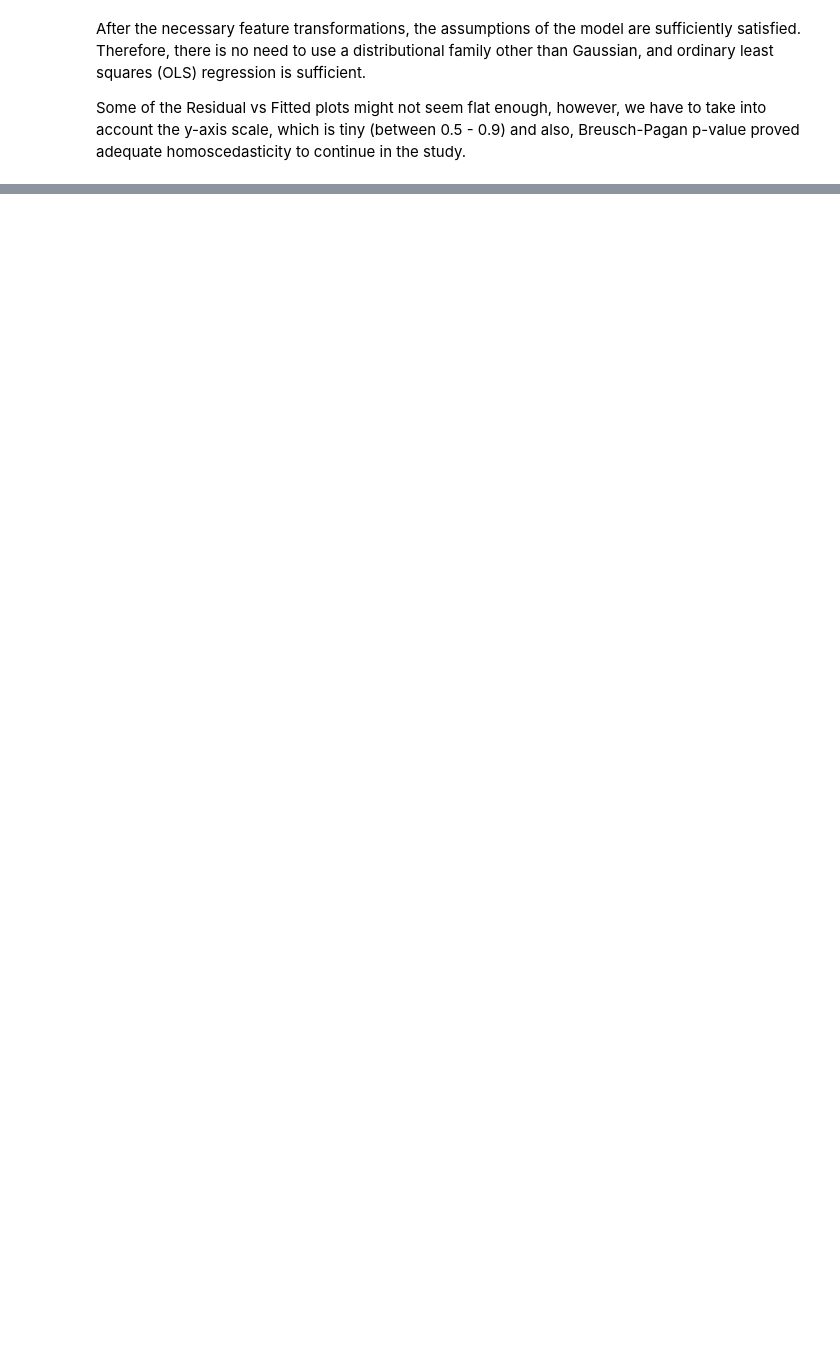
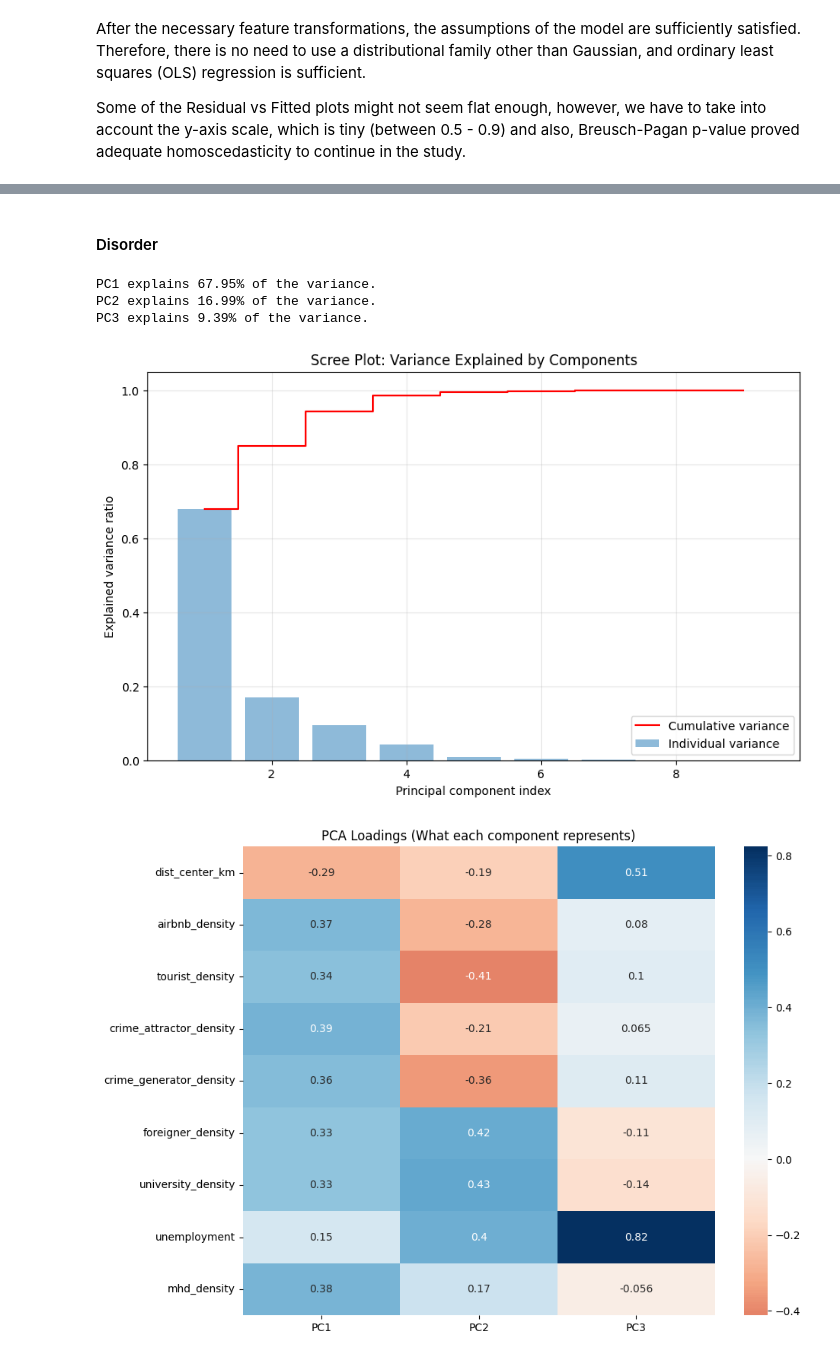
Before and after one commit to OiKek/SAN, a Jupyter notebook: src/exploratory-data-analysis.ipynb, the cells around one changed output, grey strips where cells are left out. Cells and saved outputs as stored; diff of their text form; code cells hidden in the pictures; blank space fills up the shorter version.

```diff
--- a/src/exploratory-data-analysis.ipynb
+++ b/src/exploratory-data-analysis.ipynb
@@ -932,0 +1151,21 @@ Some of the Residual vs Fitted plots might not seem flat enough, however, we hav
+# %% [markdown]
+#### Disorder
+# %%
+pca = PCA()
+pca_features = pca.fit_transform(X_disorder_scaled)
+
+scree_plot(pca)
+pca_loadings(pca, features)
+
+X_disorder['urban_intensity_pc11'] = pca_features[:, 0]
+X_disorder['social_structure_pc2'] = pca_features[:, 1]
+
+print(f"PC1 explains {pca.explained_variance_ratio_[0]:.2%} of the variance.")
+print(f"PC2 explains {pca.explained_variance_ratio_[1]:.2%} of the variance.")
+print(f"PC3 explains {pca.explained_variance_ratio_[2]:.2%} of the variance.")
+# %% [output]
+PC1 explains 67.95% of the variance.
+PC2 explains 16.99% of the variance.
+PC3 explains 9.39% of the variance.
+[figure, added]
+[figure, added]
```
Also changed, not shown: parts of 28 cells of this notebook.
